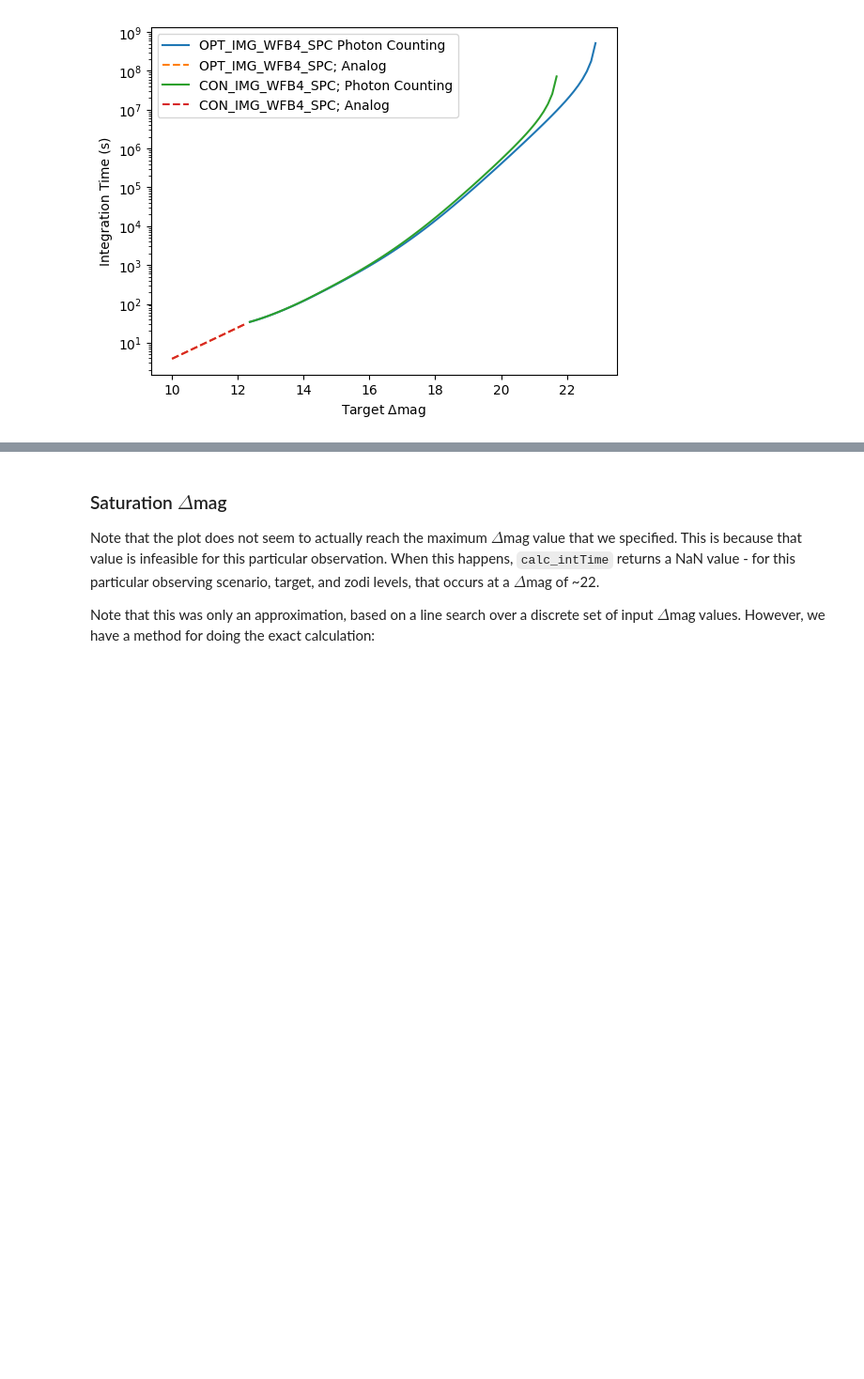
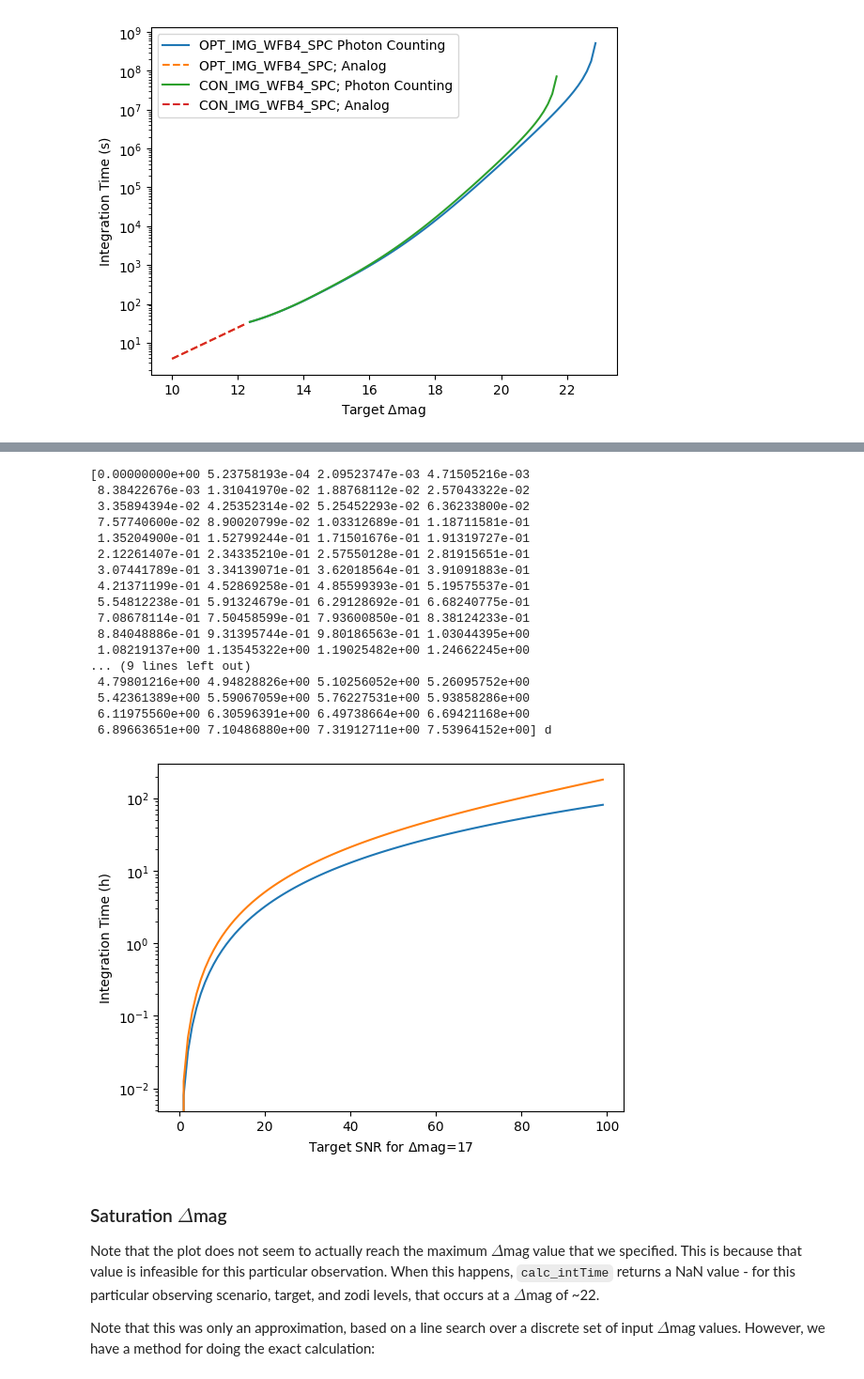
Before and after one commit to ChenXie-astro/corgietc, a Jupyter notebook: 01_Anatomy_of_an_Integration_Time_Calculation_HD163296.ipynb, the cells around one changed output, grey strips where cells are left out. Shown at 94% size. Cells and saved outputs as stored; diff of their text form; code cells hidden in the pictures; blank space fills up the shorter version.

```diff
--- a/01_Anatomy_of_an_Integration_Time_Calculation_HD163296.ipynb
+++ b/01_Anatomy_of_an_Integration_Time_Calculation_HD163296.ipynb
@@ -405,30 +412,49 @@ NameError: name 'np' is not defined
 # %%
 dMag = np.array([17])
 # try SNRs from 1 to 40
 SNRs = np.arange(100)
 intTimes1 = np.zeros(len(SNRs))*u.d
 intTimes2 = np.zeros(len(SNRs))*u.d
 for j, SNR in enumerate(SNRs):
     mode1["SNR"] = SNR
     mode2["SNR"] = SNR
     intTimes1[j] = OS.calc_intTime(TL, sInds, fZ, JEZ, dMag, WA, mode1, TK=TK)
     intTimes2[j] = OS.calc_intTime(TL, sInds, fZ, JEZ, dMag, WA, mode2, TK=TK)
     # print(OS.calc_intTime(TL, sInds, fZ, JEZ, dMag, WA, mode2, TK=TK).to(u.s))
 
 plt.figure()
 print(intTimes2)
 plt.semilogy(SNRs, intTimes1.to(u.hr))
 plt.semilogy(SNRs, intTimes2.to(u.hr))
 plt.xlabel(rf"Target SNR for $\Delta$mag={dMag[0]}")
-plt.ylabel(f"Integration Time ({intTimes.to(u.hr).unit})")
+plt.ylabel(f"Integration Time ({intTimes1.to(u.hr).unit})")
 # plt.title(fr"Maximum Achievable SNR $\approx$ {np.min(SNRs[np.isnan(intTimes)]) :.2f}");
 
 from astropy.io import fits
 output_cube = np.zeros((3,SNRs.shape[0]))
 output_cube[0] = SNRs
 output_cube[1] = intTimes1.to(u.hr)
 output_cube[2] = intTimes2.to(u.hr)
 fits.writeto('/content/drive/MyDrive/{0}_snr.fits'.format(TL.Name), output_cube, overwrite=True)
+# %% [output]
+[0.00000000e+00 5.23758193e-04 2.09523747e-03 4.71505216e-03
+ 8.38422676e-03 1.31041970e-02 1.88768112e-02 2.57043322e-02
+ 3.35894394e-02 4.25352314e-02 5.25452293e-02 6.36233800e-02
+ 7.57740600e-02 8.90020799e-02 1.03312689e-01 1.18711581e-01
+ 1.35204900e-01 1.52799244e-01 1.71501676e-01 1.91319727e-01
+ 2.12261407e-01 2.34335210e-01 2.57550128e-01 2.81915651e-01
+ 3.07441789e-01 3.34139071e-01 3.62018564e-01 3.91091883e-01
+ 4.21371199e-01 4.52869258e-01 4.85599393e-01 5.19575537e-01
+ 5.54812238e-01 5.91324679e-01 6.29128692e-01 6.68240775e-01
+ 7.08678114e-01 7.50458599e-01 7.93600850e-01 8.38124233e-01
+ 8.84048886e-01 9.31395744e-01 9.80186563e-01 1.03044395e+00
+ 1.08219137e+00 1.13545322e+00 1.19025482e+00 1.24662245e+00
+... (9 lines left out)
+ 4.79801216e+00 4.94828826e+00 5.10256052e+00 5.26095752e+00
+ 5.42361389e+00 5.59067059e+00 5.76227531e+00 5.93858286e+00
+ 6.11975560e+00 6.30596391e+00 6.49738664e+00 6.69421168e+00
+ 6.89663651e+00 7.10486880e+00 7.31912711e+00 7.53964152e+00] d
+[figure, added]
 # %% [markdown]
 ### Saturation $\Delta$mag
 
```
Also changed, not shown: parts of 2 cells of this notebook.
